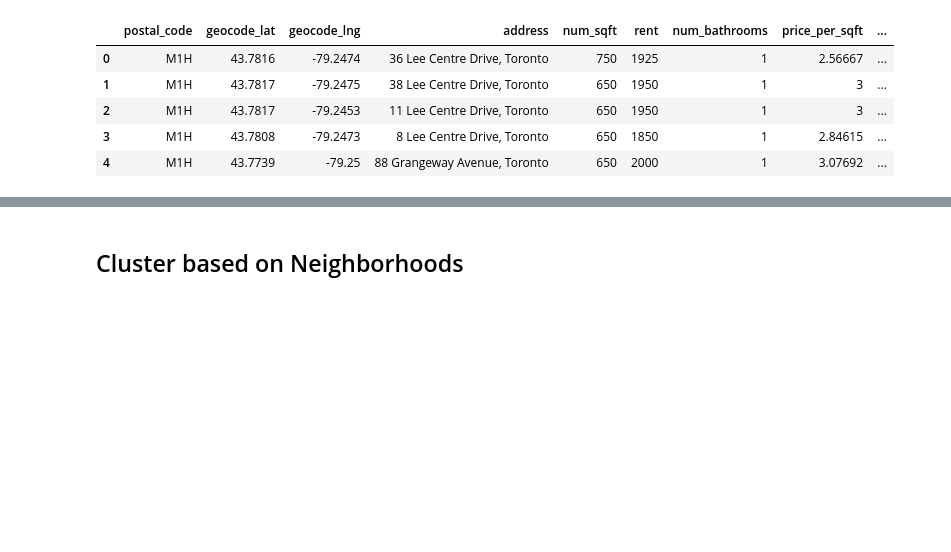
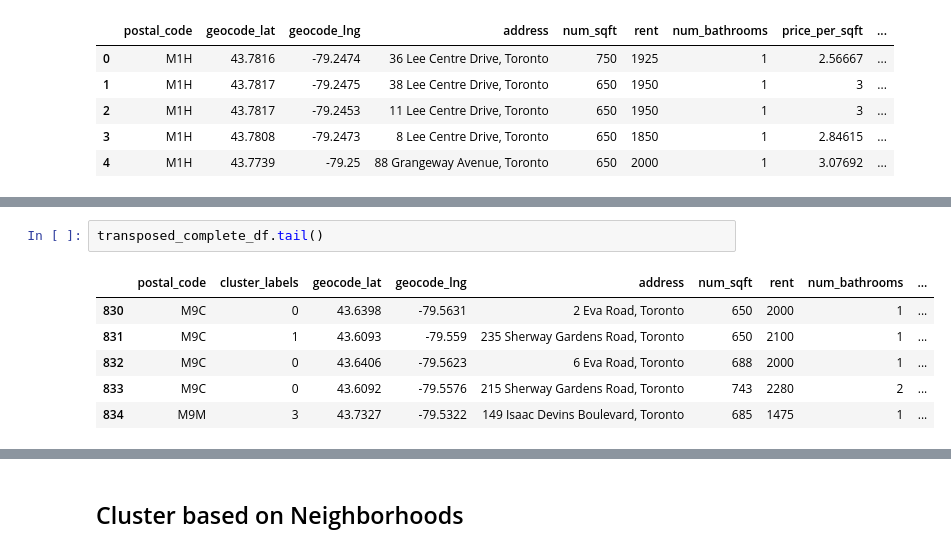
Before and after one commit to daniel8691/rental-housing-toronto, a Jupyter notebook: Toronto rental market.ipynb, the cells around one changed output, grey strips where cells are left out. Saved outputs shown, nothing was run; the diff lists cells and outputs as text; blank space fills up the shorter version.

```diff
--- a/Toronto rental market.ipynb
+++ b/Toronto rental market.ipynb
@@ -808,0 +909,9 @@ complete_geocoded_df.T.head()
+# %%
+transposed_complete_df.tail()
+# %% [output]
+|  | postal_code | cluster_labels | geocode_lat | geocode_lng | address | num_sqft | rent | num_bathrooms | ... |
+| 830 | M9C | 0 | 43.6398 | -79.5631 | 2 Eva Road, Toronto | 650 | 2000 | 1 | ... |
+| 831 | M9C | 1 | 43.6093 | -79.559 | 235 Sherway Gardens Road, Toronto | 650 | 2100 | 1 | ... |
+| 832 | M9C | 0 | 43.6406 | -79.5623 | 6 Eva Road, Toronto | 688 | 2000 | 1 | ... |
+| 833 | M9C | 0 | 43.6092 | -79.5576 | 215 Sherway Gardens Road, Toronto | 743 | 2280 | 2 | ... |
+| 834 | M9M | 3 | 43.7327 | -79.5322 | 149 Isaac Devins Boulevard, Toronto | 685 | 1475 | 1 | ... |
```
Also changed, not shown: parts of 21 cells of this notebook.
